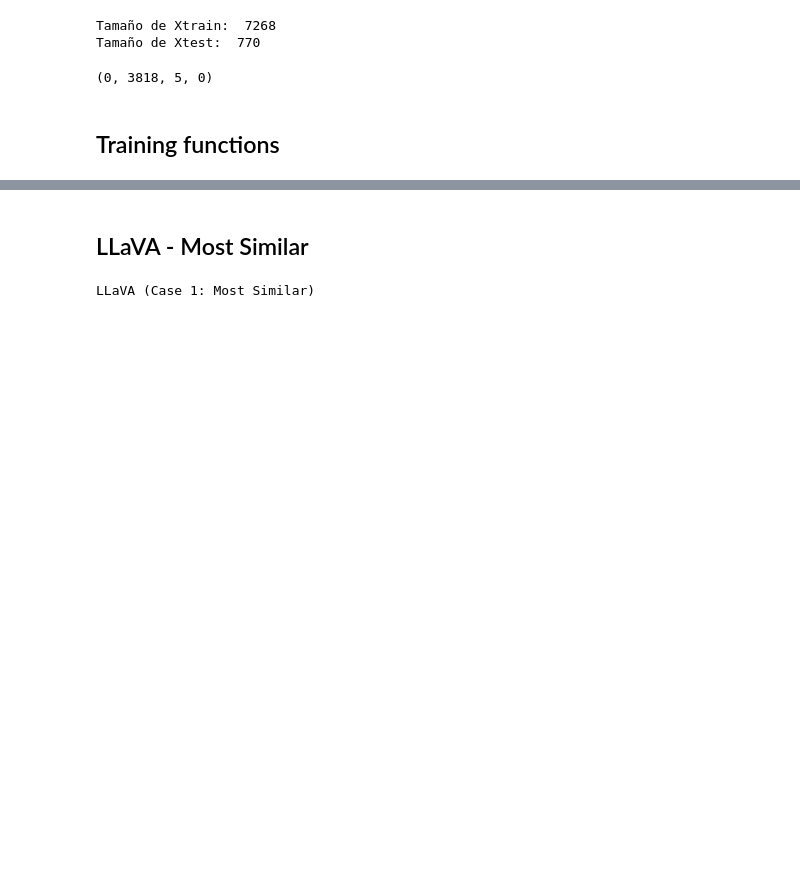
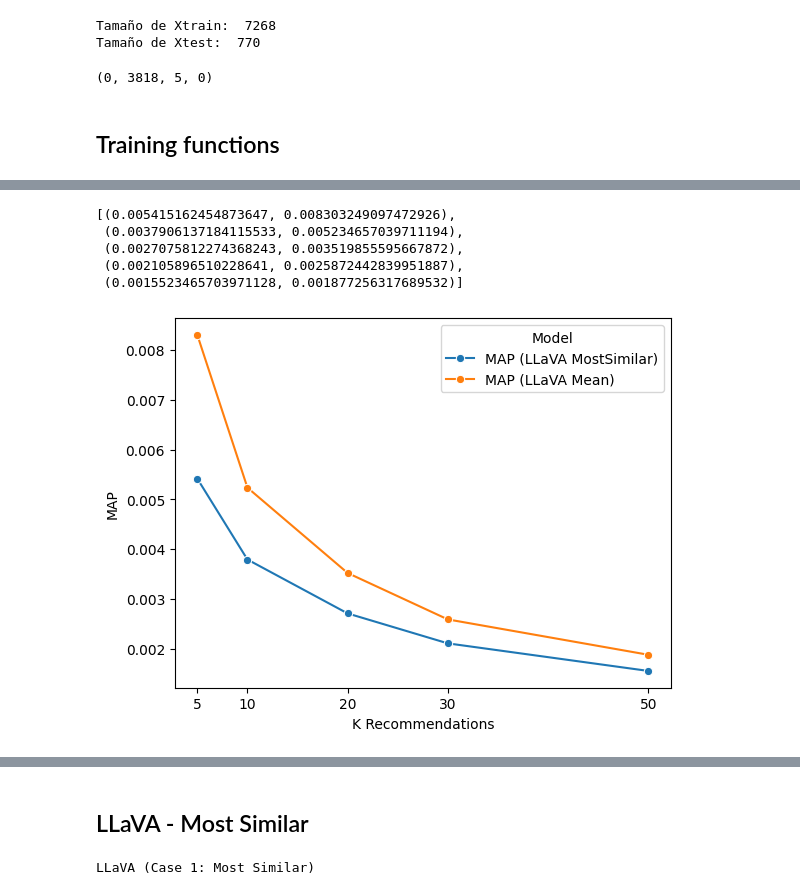
Before and after one commit to pedrozavalat/iic3633-proyecto, a Jupyter notebook: iic3633_LLaVA_Tiny 2.ipynb, the cells around one changed output, grey strips where cells are left out. Saved outputs shown, nothing was run; the diff lists cells and outputs as text; code cells hidden in the pictures; blank space fills up the shorter version.

Commit message:
feat: upload sensitivity analysis for LLaVA models

```diff
--- a/iic3633_LLaVA_Tiny 2.ipynb
+++ b/iic3633_LLaVA_Tiny 2.ipynb
@@ -676,0 +694,2 @@ for user, reviews in test_users.items():
+# %%
+llava_mean_reclist = llava_train(train_users, test_users, mode='mean', k_values=k_values)
@@ -676,0 +708,52 @@ for user, reviews in test_users.items():
+# %%
+global_llava_most_sim_reclists_k = { k : None for k in k_values }
+global_llava_mean_reclists_k = { k : None for k in k_values }
+
+for k in k_values:
+    # Vamos por usuario y guardamos segun valor de lista
+    llava_most_sim_reclist_k, llava_mean_reclist_k = {}, {}
+
+    # LLaVA Most similar
+    for user_id, reclists in llava_most_sim_reclist.items():
+        llava_most_sim_reclist_k[user_id] = reclists[k]
+    global_llava_most_sim_reclists_k[k] = llava_most_sim_reclist_k
+
+    # LLaVA Mean
+    for user_id, reclists in llava_mean_reclist.items():
+        llava_mean_reclist_k[user_id] = reclists[k]
+    global_llava_mean_reclists_k[k] = llava_mean_reclist_k
+# %%
+map_values = []
+for k in k_values:
+    map_llava_most_sim = MAP(global_llava_most_sim_reclists_k[k], k)
+    map_llava_mean = MAP(global_llava_mean_reclists_k[k], k)
+    map_values.append((map_llava_most_sim, map_llava_mean))
+# %%
+map_values
+# %% [output]
+[(0.005415162454873647, 0.008303249097472926),
+ (0.0037906137184115533, 0.005234657039711194),
+ (0.0027075812274368243, 0.003519855595667872),
+ (0.002105896510228641, 0.0025872442839951887),
+ (0.0015523465703971128, 0.001877256317689532)]
+# %%
+models = ['LLaVA (MostSimilar)', 'LLaVA (Mean)']
+
+llava_mostsim_map_values, llava_mean_map_values = list(zip(*map_values))
+df_map_plot = pd.DataFrame({
+    'K Recommendations': k_values,
+    'MAP (LLaVA MostSimilar)' : llava_mostsim_map_values,
+    'MAP (LLaVA Mean)' : llava_mean_map_values
+})
+
+df_map_plot = df_map_plot.melt(
+    id_vars='K Recommendations',
+    var_name='Model',
+    value_name='MAP'
+)
+
+sns.lineplot(data=df_map_plot, x='K Recommendations', y='MAP', hue='Model', marker='o')
+plt.xticks(k_values)
+plt.show()
+# %% [output]
+[figure, added]
```
Also changed, not shown: parts of 11 cells of this notebook.
